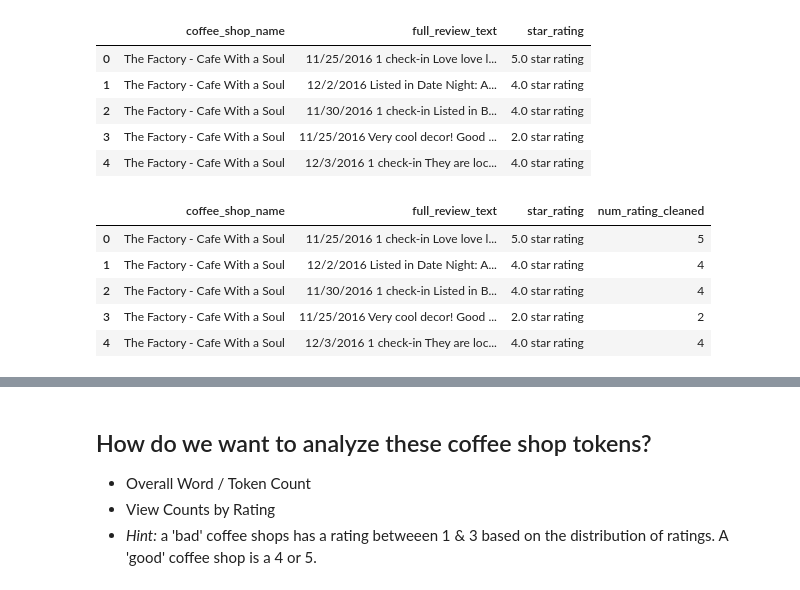
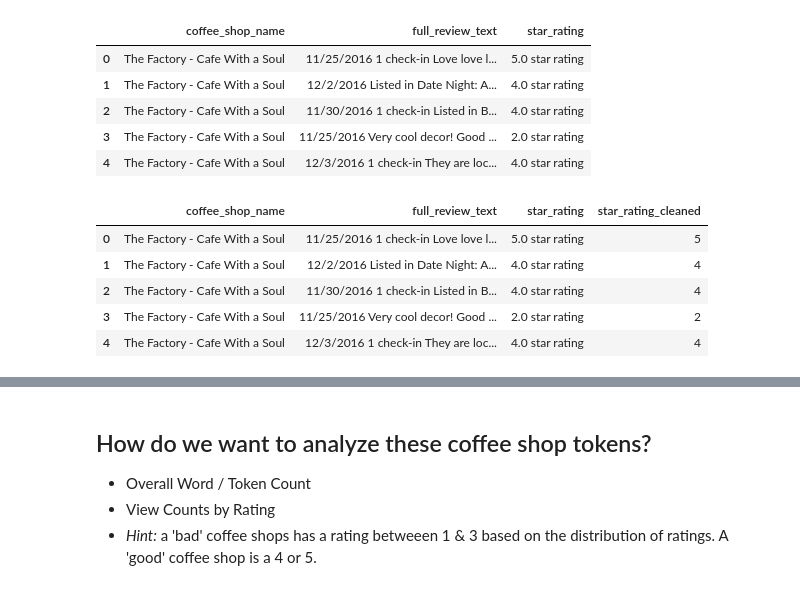
Before and after one commit to deanhadzi/DS-Unit-4-Sprint-1-NLP, a Jupyter notebook: module1-text-data/LS_DS_411_Text_Data_Assignment.ipynb, the cells around one changed output, grey strips where cells are left out. Saved outputs shown, nothing was run; the diff lists cells and outputs as text; code cells hidden in the pictures.

```diff
--- a/module1-text-data/LS_DS_411_Text_Data_Assignment.ipynb
+++ b/module1-text-data/LS_DS_411_Text_Data_Assignment.ipynb
@@ -94,10 +94,10 @@ shops.head()
 # %%
 # Clean up the star rating column and return the value as integer.
 
-shops['num_rating_cleaned'] = shops['star_rating'].apply(lambda x: int(x.strip()[0]))
+shops['star_rating_cleaned'] = shops['star_rating'].apply(lambda x: int(x.strip()[0]))
 shops.head()
 # %% [output]
-|  | coffee_shop_name | full_review_text | star_rating | num_rating_cleaned |
+|  | coffee_shop_name | full_review_text | star_rating | star_rating_cleaned |
 | 0 | The Factory - Cafe With a Soul | 11/25/2016 1 check-in Love love l... | 5.0 star rating | 5 |
 | 1 | The Factory - Cafe With a Soul | 12/2/2016 Listed in Date Night: A... | 4.0 star rating | 4 |
 | 2 | The Factory - Cafe With a Soul | 11/30/2016 1 check-in Listed in B... | 4.0 star rating | 4 |
```
Also changed, not shown: parts of 29 cells of this notebook, 2 other files.
